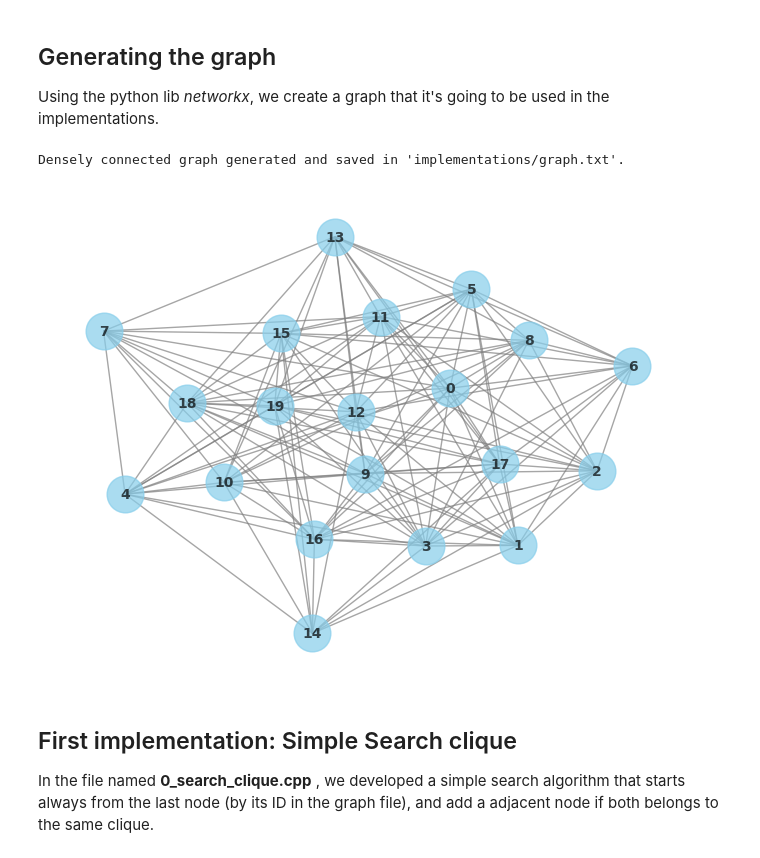
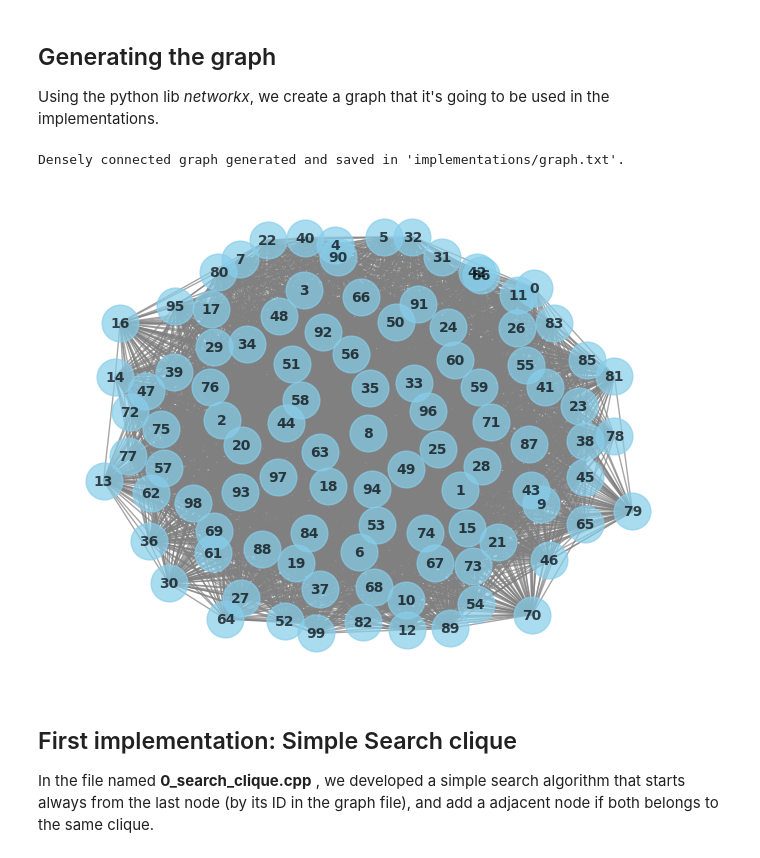
Before and after one commit to matheus-1618/Maximal-Clique-Problem, a Jupyter notebook: src/Report.ipynb, the cells around one changed output. Saved outputs shown, nothing was run; the diff lists cells and outputs as text; code cells hidden in the pictures.

```diff
--- a/src/Report.ipynb
+++ b/src/Report.ipynb
@@ -82,10 +82,10 @@ def generate_graph(vertex: int, plot: bool):
         # Show the plot
         plt.show()
 # %%
-generate_graph(20,True)
+generate_graph(100,True)
 # %% [output]
 Densely connected graph generated and saved in 'implementations/graph.txt'.
-[figure, old version]
+[figure, new version]
 # %% [markdown]
 ## First implementation: Simple Search clique
 In the file named **0_search_clique.cpp** , we developed a simple search algorithm that starts always from the last node (by its ID in the graph file), and add a adjacent node if both belongs to the same clique.
```
Also changed, not shown: parts of 11 cells of this notebook.
